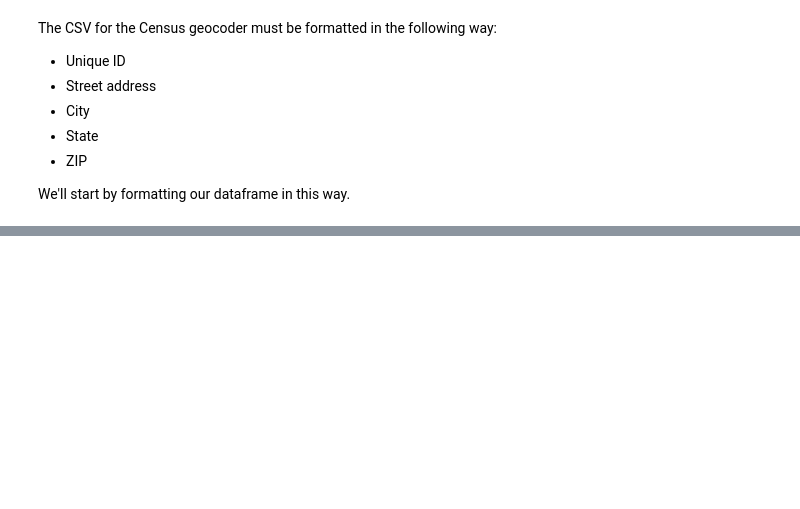
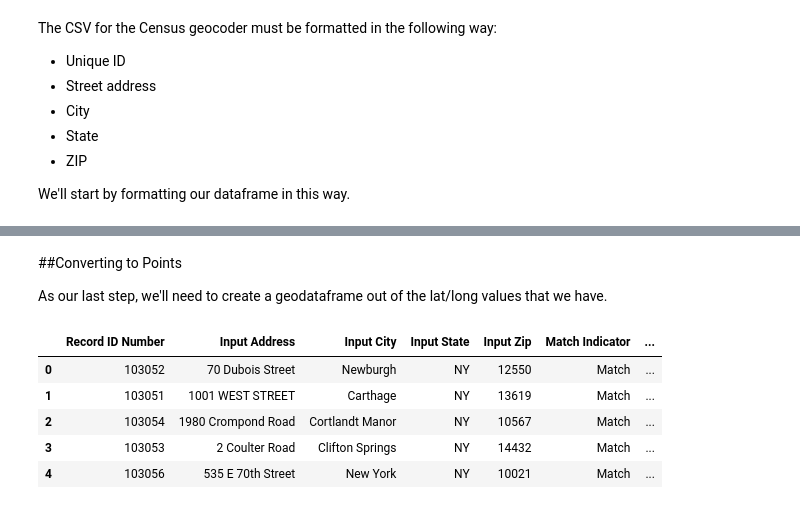
Before and after one commit to PUBPOL-2130/notebooks, a Jupyter notebook: helper-notebooks/PracticeGeolocating.ipynb, the cells around one changed output, grey strips where cells are left out. Drawn from its saved outputs; the diff is of its cells as text; code cells hidden in the pictures; blank space fills up the shorter version.

```diff
--- a/helper-notebooks/PracticeGeolocating.ipynb
+++ b/helper-notebooks/PracticeGeolocating.ipynb
@@ -288,0 +297,20 @@ geocoded_df
+# %% [markdown]
+##Converting to Points
+
+As our last step, we'll need to create a geodataframe out of the lat/long values that we have.
+# %%
+hospitals_gdf = gpd.GeoDataFrame(
+    geocoded_df,
+    geometry=gpd.points_from_xy(
+        geocoded_df["Interpolated Longitude"], geocoded_df["Interpolated Latitude"]
+    ),
+    crs=4326,
+)
+hospitals_gdf.head()
+# %% [output]
+|  | Record ID Number | Input Address | Input City | Input State | Input Zip | Match Indicator | ... |
+| 0 | 103052 | 70 Dubois Street | Newburgh | NY | 12550 | Match | ... |
+| 1 | 103051 | 1001 WEST STREET | Carthage | NY | 13619 | Match | ... |
+| 2 | 103054 | 1980 Crompond Road | Cortlandt Manor | NY | 10567 | Match | ... |
+| 3 | 103053 | 2 Coulter Road | Clifton Springs | NY | 14432 | Match | ... |
+| 4 | 103056 | 535 E 70th Street | New York | NY | 10021 | Match | ... |
```
Also changed, not shown: parts of 6 cells of this notebook.
